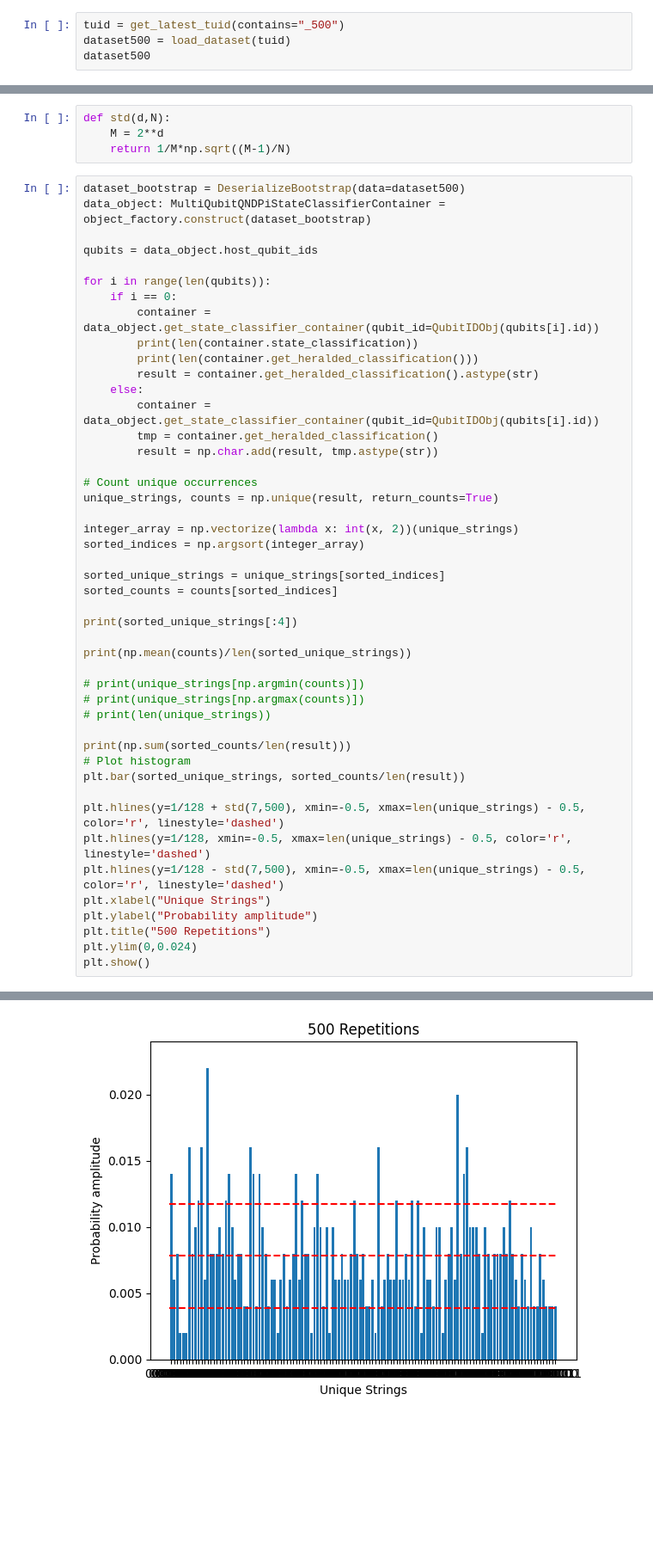
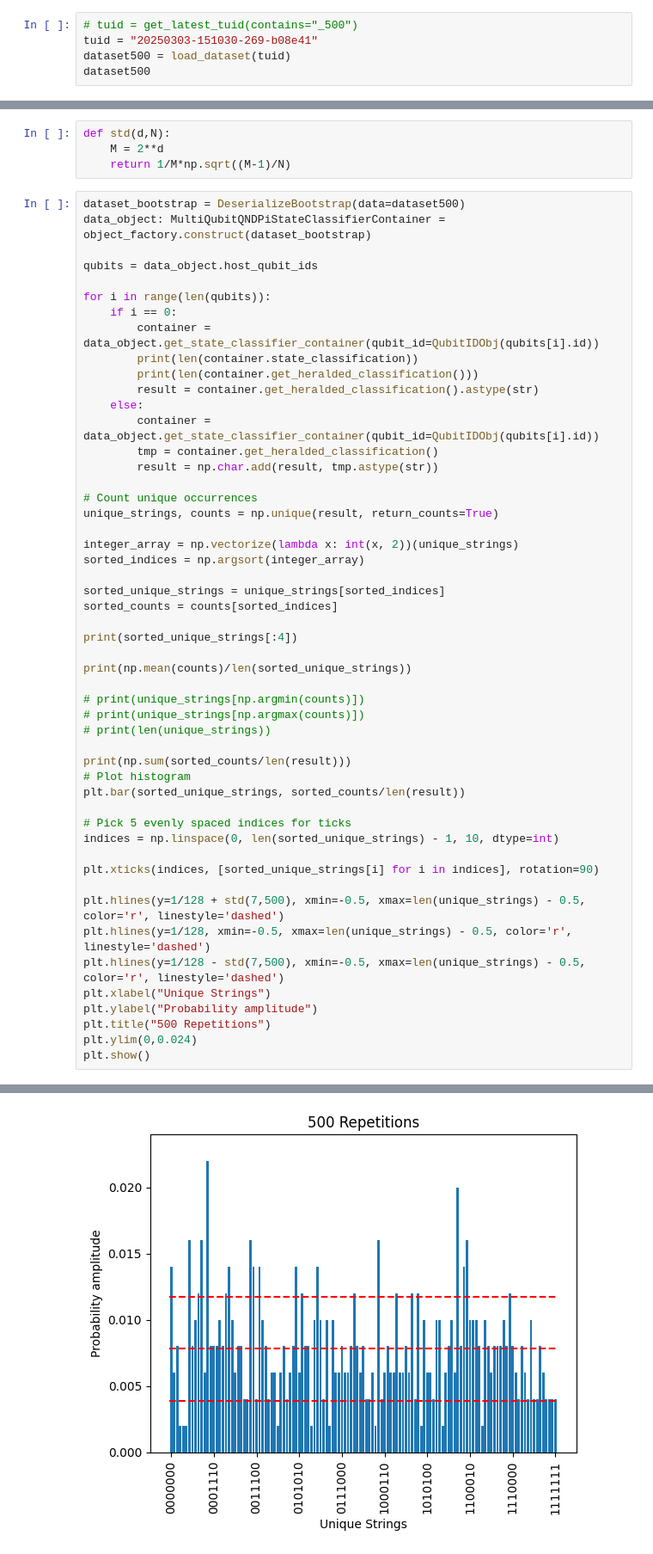
Before and after one commit to peterschaefers/MEP, a Jupyter notebook: State tomography.ipynb, the cells around one changed output, grey strips where cells are left out. Shown at 86% size. Drawn from its saved outputs; the diff is of its cells as text; blank space fills up the shorter version.

```diff
--- a/State tomography.ipynb
+++ b/State tomography.ipynb
@@ -18,7 +18,8 @@ set_datadir(default_datadir())
 Data will be saved in:
 /home/pschaefers/quantify-data
 # %%
-tuid = get_latest_tuid(contains="_500")
+# tuid = get_latest_tuid(contains="_500")
+tuid = "20250303-151030-269-b08e41"
 dataset500 = load_dataset(tuid)
 dataset500
 # %% [output]
@@ -81,34 +82,39 @@ sorted_indices = np.argsort(integer_array)
 
 sorted_unique_strings = unique_strings[sorted_indices]
 sorted_counts = counts[sorted_indices]
 
 print(sorted_unique_strings[:4])
 
 print(np.mean(counts)/len(sorted_unique_strings))
 
 # print(unique_strings[np.argmin(counts)])
 # print(unique_strings[np.argmax(counts)])
 # print(len(unique_strings))
 
 print(np.sum(sorted_counts/len(result)))
 # Plot histogram
 plt.bar(sorted_unique_strings, sorted_counts/len(result))
 
+# Pick 5 evenly spaced indices for ticks
+indices = np.linspace(0, len(sorted_unique_strings) - 1, 10, dtype=int)
+
+plt.xticks(indices, [sorted_unique_strings[i] for i in indices], rotation=90)
+
 plt.hlines(y=1/128 + std(7,500), xmin=-0.5, xmax=len(unique_strings) - 0.5, color='r', linestyle='dashed')
 plt.hlines(y=1/128, xmin=-0.5, xmax=len(unique_strings) - 0.5, color='r', linestyle='dashed')
 plt.hlines(y=1/128 - std(7,500), xmin=-0.5, xmax=len(unique_strings) - 0.5, color='r', linestyle='dashed')
 plt.xlabel("Unique Strings")
 plt.ylabel("Probability amplitude")
 plt.title("500 Repetitions")
 plt.ylim(0,0.024)
 plt.show()
 # %% [output]
 1500
 500
 ['0000000' '0000001' '0000010' '0000011']
 0.031000062000124
 1.0000000000000002
-[figure, old version]
+[figure, new version]
 # %%
 tuid = get_latest_tuid(contains="_1_000")
 dataset1000 = load_dataset(tuid)
```
Also changed, not shown: 9 other files.
